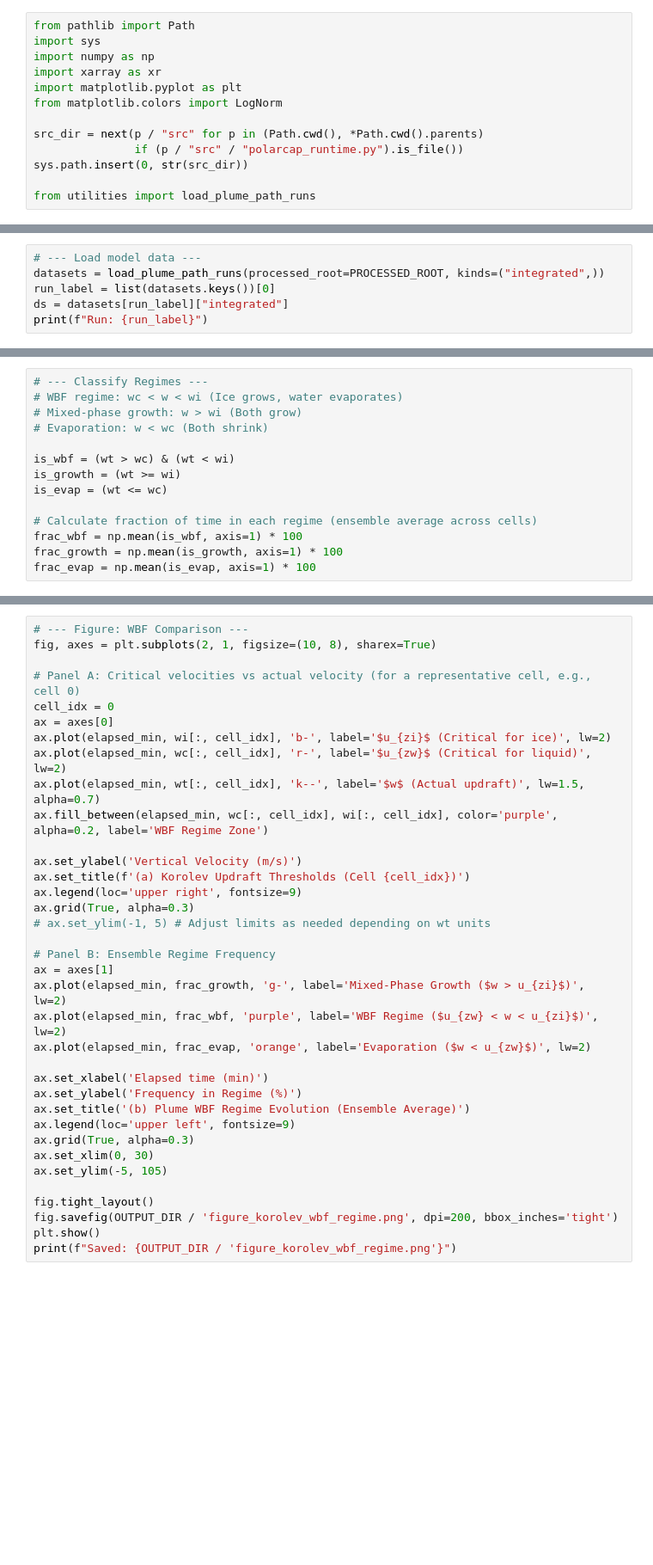
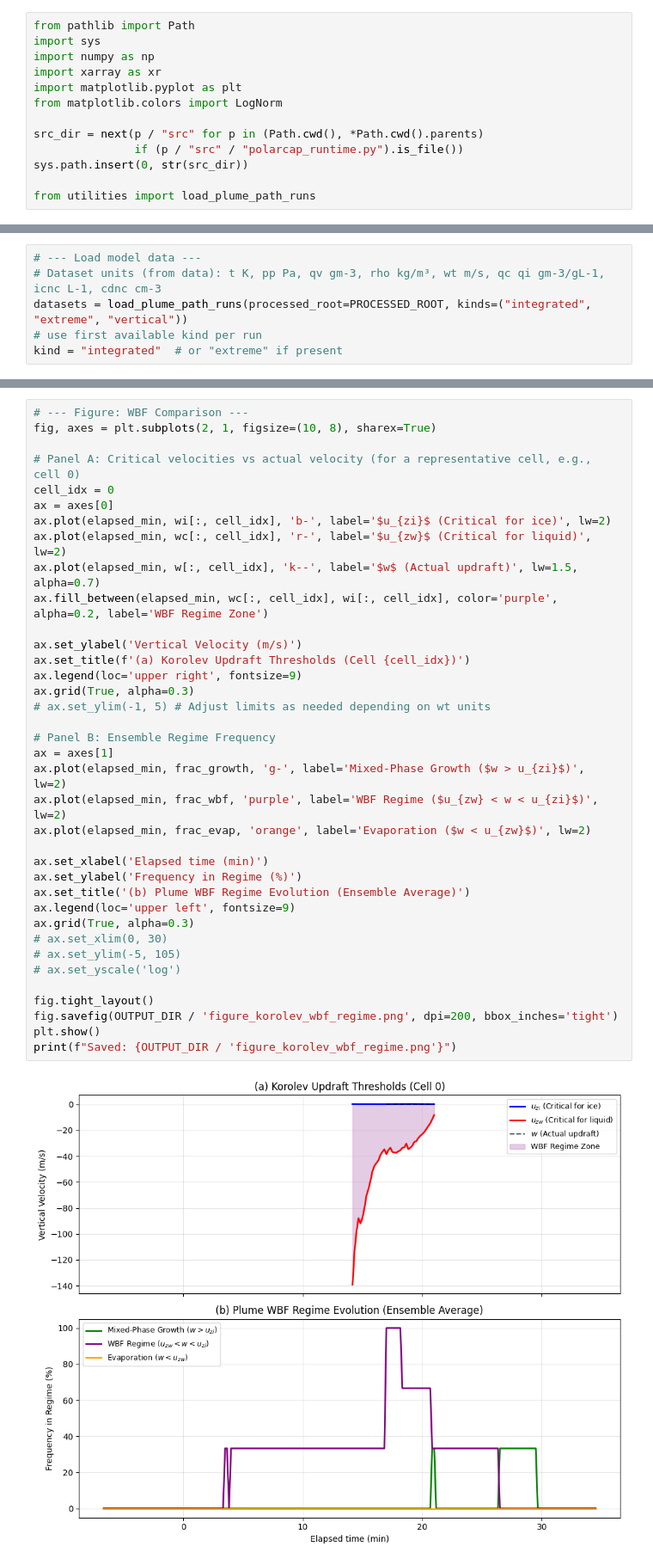
Before and after one commit to KarlJohnsonnn/polarcap_analysis, a Jupyter notebook: notebooks/cloudlab_comparison/04-korolev-wbf-comparison.ipynb, the cells around one changed output, grey strips where cells are left out. Shown at 86% size. Drawn from its saved outputs; the diff is of its cells as text; blank space fills up the shorter version.

```diff
--- a/notebooks/cloudlab_comparison/04-korolev-wbf-comparison.ipynb
+++ b/notebooks/cloudlab_comparison/04-korolev-wbf-comparison.ipynb
@@ -97,7 +97 @@ def korolev(T, p, rho_air, qv, Ni, qi, Nw, qw):
     return u_z_i, u_z_w, ri, rw
-# %%
-# --- Load model data ---
-datasets = load_plume_path_runs(processed_root=PROCESSED_ROOT, kinds=("integrated",))
-run_label = list(datasets.keys())[0]
-ds = datasets[run_label]["integrated"]
-print(f"Run: {run_label}")
@@ -144,14 +98,6 @@ wi, wc, ri, rw = korolev(temp, pres, rho, qv, Ni, qi_kgkg, Nw, qw_kgkg)
-# %%
-# --- Classify Regimes ---
-# WBF regime: wc < w < wi (Ice grows, water evaporates)
-# Mixed-phase growth: w > wi (Both grow)
-# Evaporation: w < wc (Both shrink)
-
-is_wbf = (wt > wc) & (wt < wi)
-is_growth = (wt >= wi)
-is_evap = (wt <= wc)
-
-# Calculate fraction of time in each regime (ensemble average across cells)
-frac_wbf = np.mean(is_wbf, axis=1) * 100
-frac_growth = np.mean(is_growth, axis=1) * 100
-frac_evap = np.mean(is_evap, axis=1) * 100
+# %%
+# --- Load model data ---
+# Dataset units (from data): t K, pp Pa, qv gm-3, rho kg/m³, wt m/s, qc qi gm-3/gL-1, icnc L-1, cdnc cm-3
+datasets = load_plume_path_runs(processed_root=PROCESSED_ROOT, kinds=("integrated", "extreme", "vertical"))
+# use first available kind per run
+kind = "integrated"  # or "extreme" if present
@@ -161,33 +298,36 @@ fig, axes = plt.subplots(2, 1, figsize=(10, 8), sharex=True)
 
 # Panel A: Critical velocities vs actual velocity (for a representative cell, e.g., cell 0)
 cell_idx = 0
 ax = axes[0]
 ax.plot(elapsed_min, wi[:, cell_idx], 'b-', label='$u_{zi}$ (Critical for ice)', lw=2)
 ax.plot(elapsed_min, wc[:, cell_idx], 'r-', label='$u_{zw}$ (Critical for liquid)', lw=2)
-ax.plot(elapsed_min, wt[:, cell_idx], 'k--', label='$w$ (Actual updraft)', lw=1.5, alpha=0.7)
+ax.plot(elapsed_min, w[:, cell_idx], 'k--', label='$w$ (Actual updraft)', lw=1.5, alpha=0.7)
 ax.fill_between(elapsed_min, wc[:, cell_idx], wi[:, cell_idx], color='purple', alpha=0.2, label='WBF Regime Zone')
 
 ax.set_ylabel('Vertical Velocity (m/s)')
 ax.set_title(f'(a) Korolev Updraft Thresholds (Cell {cell_idx})')
 ax.legend(loc='upper right', fontsize=9)
 ax.grid(True, alpha=0.3)
 # ax.set_ylim(-1, 5) # Adjust limits as needed depending on wt units
 
 # Panel B: Ensemble Regime Frequency
 ax = axes[1]
 ax.plot(elapsed_min, frac_growth, 'g-', label='Mixed-Phase Growth ($w > u_{zi}$)', lw=2)
 ax.plot(elapsed_min, frac_wbf, 'purple', label='WBF Regime ($u_{zw} < w < u_{zi}$)', lw=2)
 ax.plot(elapsed_min, frac_evap, 'orange', label='Evaporation ($w < u_{zw}$)', lw=2)
 
 ax.set_xlabel('Elapsed time (min)')
 ax.set_ylabel('Frequency in Regime (%)')
 ax.set_title('(b) Plume WBF Regime Evolution (Ensemble Average)')
 ax.legend(loc='upper left', fontsize=9)
 ax.grid(True, alpha=0.3)
-ax.set_xlim(0, 30)
-ax.set_ylim(-5, 105)
+# ax.set_xlim(0, 30)
+# ax.set_ylim(-5, 105)
+# ax.set_yscale('log')
 
 fig.tight_layout()
 fig.savefig(OUTPUT_DIR / 'figure_korolev_wbf_regime.png', dpi=200, bbox_inches='tight')
 plt.show()
 print(f"Saved: {OUTPUT_DIR / 'figure_korolev_wbf_regime.png'}")
+# %% [output]
+[figure, added]
```
Also changed, not shown: parts of 5 cells of this notebook, 5 other files.
